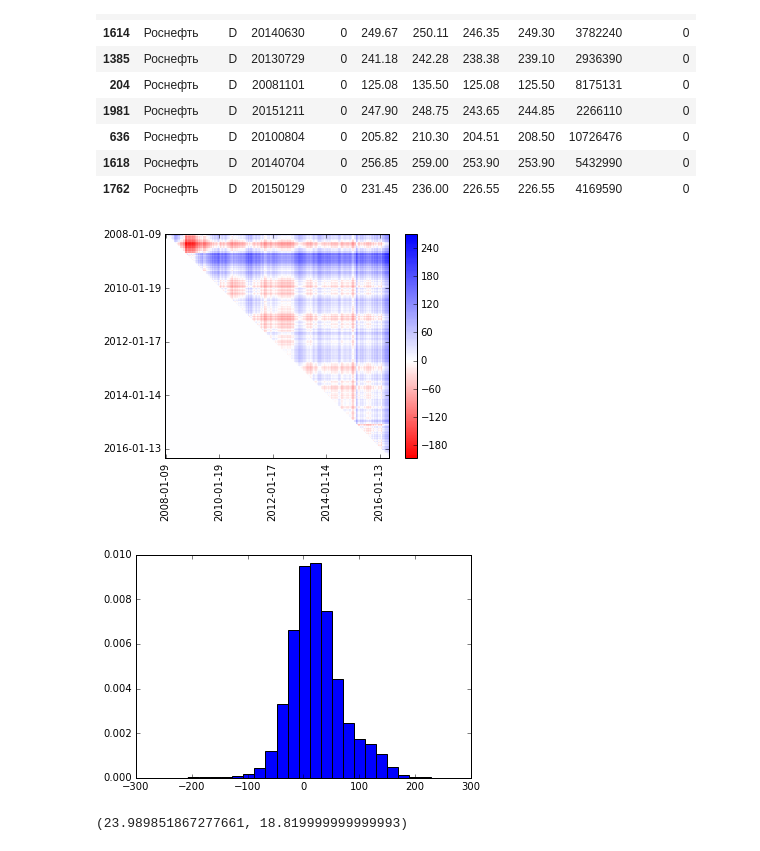
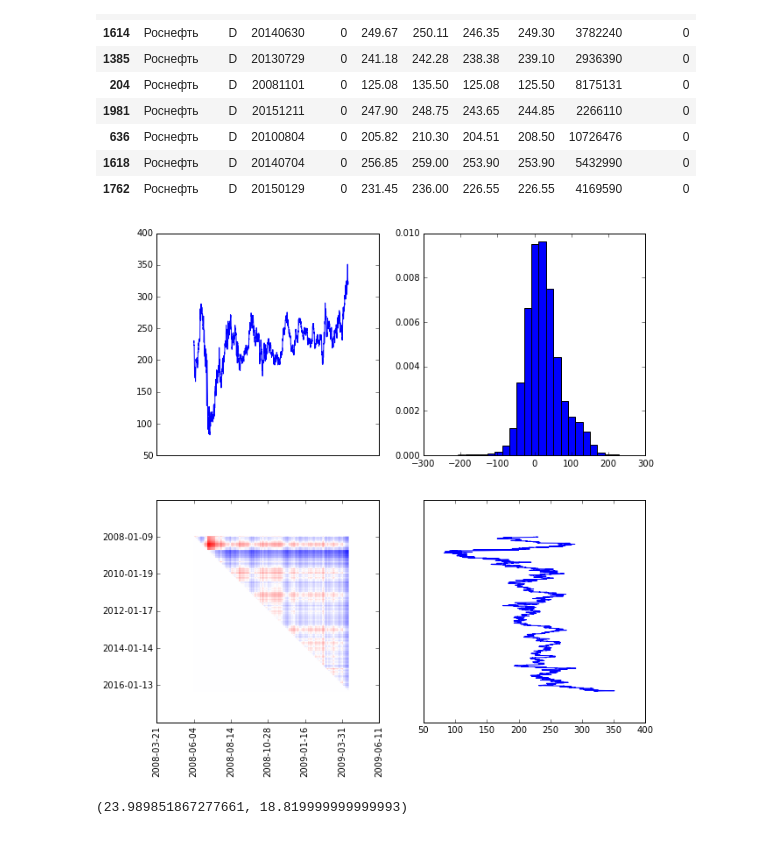
Before and after one commit to vladignatyev/bonds-anaconda, a Jupyter notebook: bond_benefit_visualize.ipynb, the cells around one changed output. Cells and saved outputs as stored; diff of their text form; code cells hidden in the pictures.

Commit message:
all fgures on single plot, TODO: label the axes

```diff
--- a/bond_benefit_visualize.ipynb
+++ b/bond_benefit_visualize.ipynb
@@ -130,25 +130,36 @@ class MidpointNormalize(colors.Normalize):
 # %%
 def tics_formatter(x):
     x = int(x)
     if (x>=0)and(x<len(dates)):
         d = dates[x]
         return '{}-{:02d}-{:02d}'.format(d // 10000, d // 100 % 100, d % 100)
     else:
         return ''
 
-fig,ax = plt.subplots();
-plt.imshow(dA,norm=MidpointNormalize(midpoint=0.),cmap=plt.cm.bwr_r);
-plt.colorbar();
+fig = plt.figure(figsize=(8, 8));
+ax_dotmatrix = fig.add_subplot(223);
+ax_dotmatrix.imshow(dA,norm=MidpointNormalize(midpoint=0.),cmap=plt.cm.bwr_r);
+#fig.colorbar();
+
+ax_dyn_x = fig.add_subplot(221, sharex=ax_dotmatrix);
+ax_dyn_y = fig.add_subplot(224, sharey=ax_dotmatrix);
+
+ax_dyn_x.get_xaxis().set_visible(False)
+ax_dyn_y.get_yaxis().set_visible(False)
+
+ax_dyn_x.plot(values);
+ax_dyn_y.plot(values,range(len(dates)));
 date_xlabels = map(tics_formatter,plt.xticks()[0])
 date_ylabels = map(tics_formatter,plt.yticks()[0])
-ax.set_xticklabels(date_xlabels,rotation='vertical');
-ax.set_yticklabels(date_ylabels);
+ax_dotmatrix.set_xticklabels(date_xlabels,rotation='vertical');
+ax_dotmatrix.set_yticklabels(date_ylabels)
+
+ax_hist = fig.add_subplot(222);
+ax_hist.hist(deltas,bins=24,normed=True);
+ax_hist.set_xlim(auto=True);
+ax_hist.set_ylim(auto=True);
 # %% [output]
-[figure, old version]
+[figure, new version]
-# %%
-plt.hist(deltas,bins=24,normed=True);
-# %% [output]
-[figure, removed]
 # %%
 np.mean(deltas),np.median(deltas)
 # %% [output]
```
